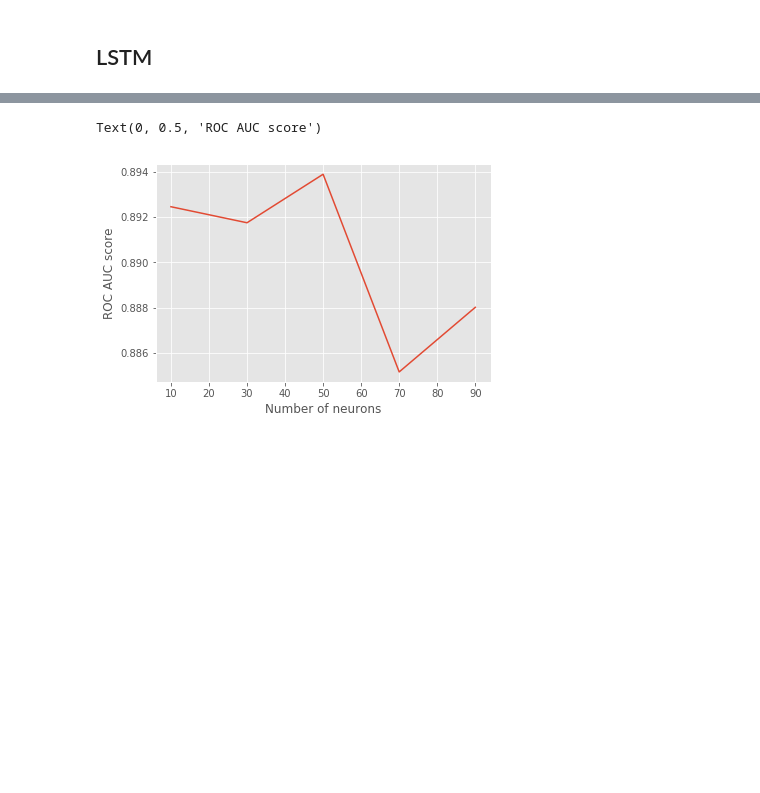
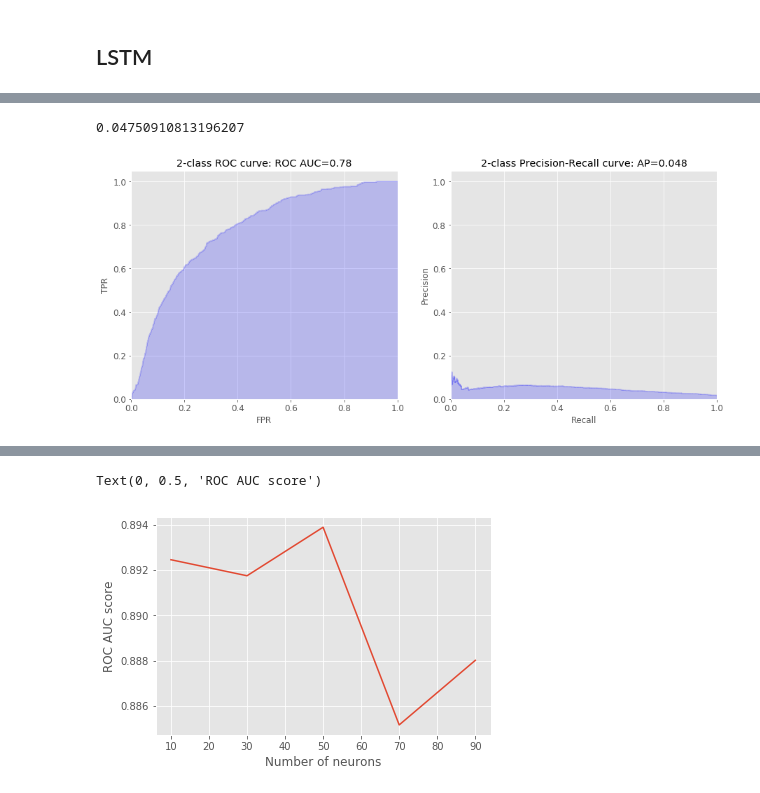
Before and after one commit to rkhass/Research, a Jupyter notebook: 03-LSTM.ipynb, the cells around one changed output, grey strips where cells are left out. Saved outputs shown, nothing was run; the diff lists cells and outputs as text; code cells hidden in the pictures; blank space fills up the shorter version.

```diff
--- a/03-LSTM.ipynb
+++ b/03-LSTM.ipynb
@@ -102,7 +469,7 @@ def baseline_model(embedding_dim, vocab_size, maxlen, n_neurons):
     model.add(layers.Embedding(input_dim=vocab_size,
                                output_dim=embedding_dim,
                                input_length=maxlen))
-
+    model.add(layers.Conv1D(filters=32, kernel_size=4, strides=2, input_shape=(maxlen, embedding_dim)))
     model.add(layers.GlobalMaxPool1D())
     model.add(layers.Dense(n_neurons, activation='relu'))
     model.add(layers.Dense(n_neurons, activation='relu'))
@@ -114,15 +481,22 @@ def baseline_model(embedding_dim, vocab_size, maxlen, n_neurons):
 
 def model_with_LSTM(embedding_dim, vocab_size, maxlen):
     model = Sequential()
-    model.add(layers.Embedding(input_dim=vocab_size,
-                               output_dim=embedding_dim,
-                               input_length=maxlen))
-    model.add(layers.LSTM(50, return_sequences=True))
-    model.add(layers.Dropout(0.25))
-    model.add(layers.LSTM(50))
-    model.add(layers.Dropout(0.25))
-    model.add(layers.Dense(32, activation='relu'))
-    model.add(layers.Dense(32, activation='relu'))
+    model.add(layers.Embedding(
+        input_dim=vocab_size,
+        output_dim=embedding_dim,
+        input_length=maxlen))
+    model.add(layers.Conv1D(
+        filters=32,
+        kernel_size=2,
+        strides=2,
+        input_shape=(maxlen, embedding_dim)))
+#     model.add(layers.GlobalMaxPool1D())
+    model.add(layers.LSTM(5, return_sequences=True))
+    model.add(layers.Dropout(0.01))
+    model.add(layers.LSTM(5))
+    model.add(layers.Dropout(0.01))
+    model.add(layers.Dense(10, activation='relu'))
+    model.add(layers.Dense(10, activation='relu'))
     model.add(layers.Dense(1, activation='sigmoid'))
     model.compile(optimizer='adam',
                   loss='binary_crossentropy',
@@ -169,3 +551,11 @@ Epoch 11/50
+# %%
+y_pred_test = model.predict(X_test)
+v = np.zeros(len(y_pred_test))
+d = pd.DataFrame([v, y_pred_test.reshape(-1)]).T
+plot_curves(d.values, y_test.values)
+# %% [output]
+0.04750910813196207
+[figure, added]
 # %%
 plot_history(history)
 # %% [output]
```
Also changed, not shown: parts of 54 cells of this notebook, 8 other files.
